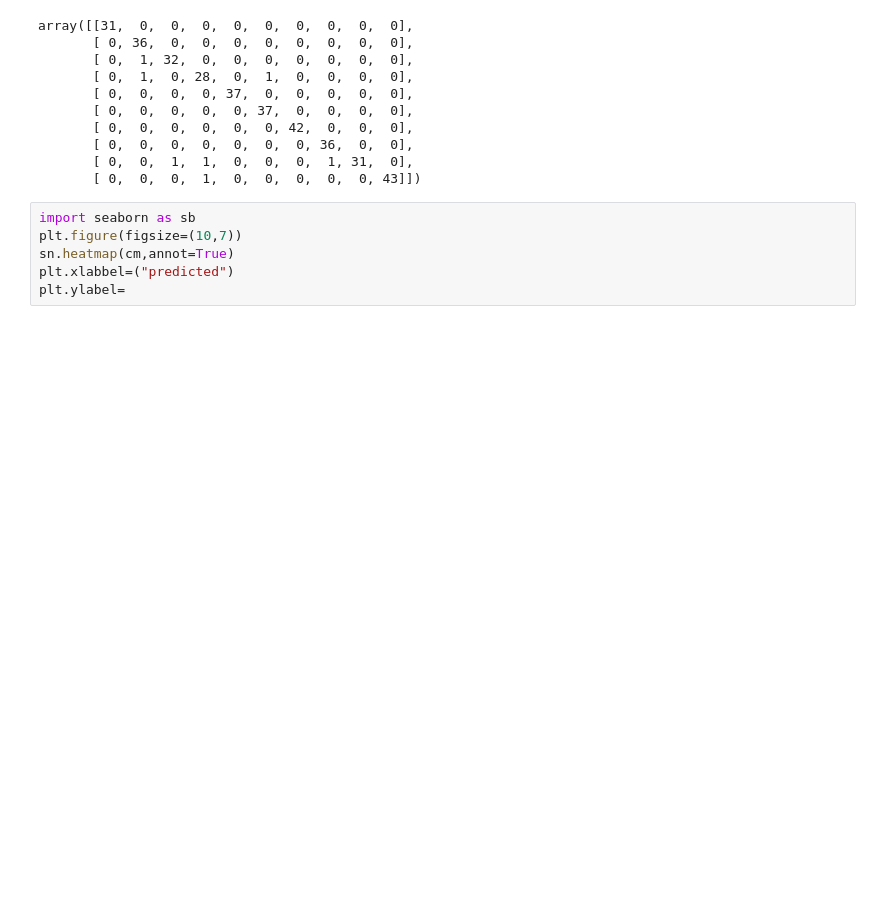
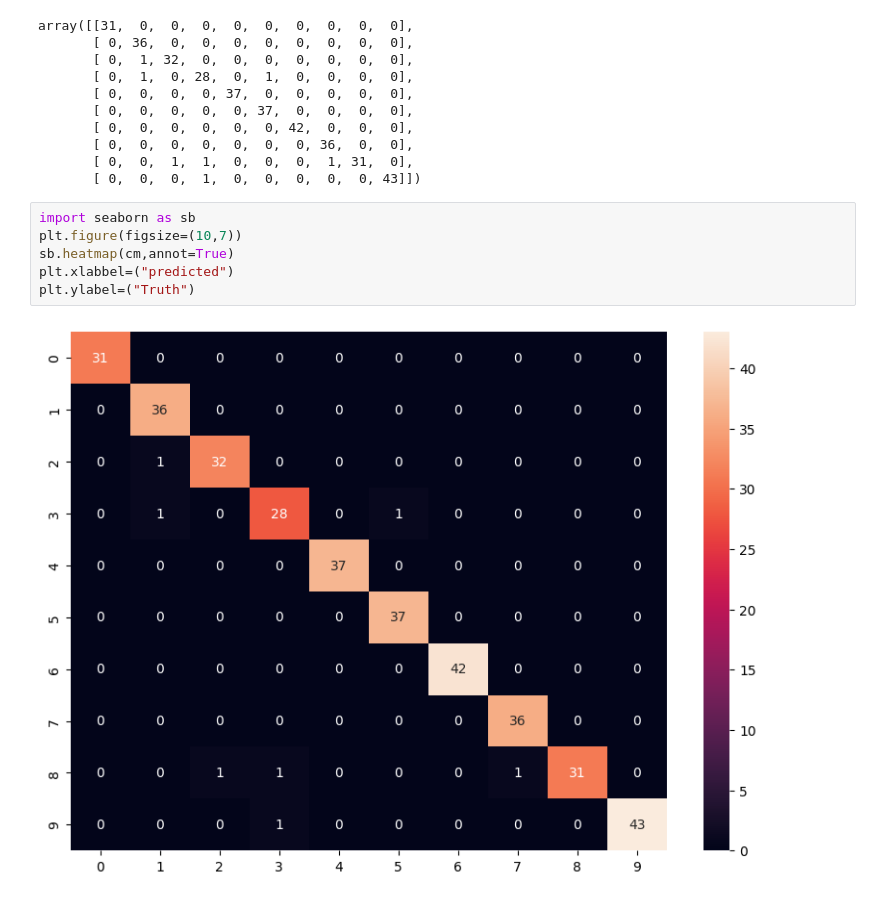
Before and after one commit to saketruia/MachineLearning, a Jupyter notebook: Random Forest/Number prediction/Untitled.ipynb, the cells around one changed output. Drawn from its saved outputs; the diff is of its cells as text; blank space fills up the shorter version.

Commit message:
added visualization

```diff
--- a/Random Forest/Number prediction/Untitled.ipynb
+++ b/Random Forest/Number prediction/Untitled.ipynb
@@ -93,6 +93,8 @@ array([[31,  0,  0,  0,  0,  0,  0,  0,  0,  0],
 # %%
 import seaborn as sb
 plt.figure(figsize=(10,7))
-sn.heatmap(cm,annot=True)
+sb.heatmap(cm,annot=True)
 plt.xlabbel=("predicted")
-plt.ylabel=
+plt.ylabel=("Truth")
+# %% [output]
+[figure, added]
```
